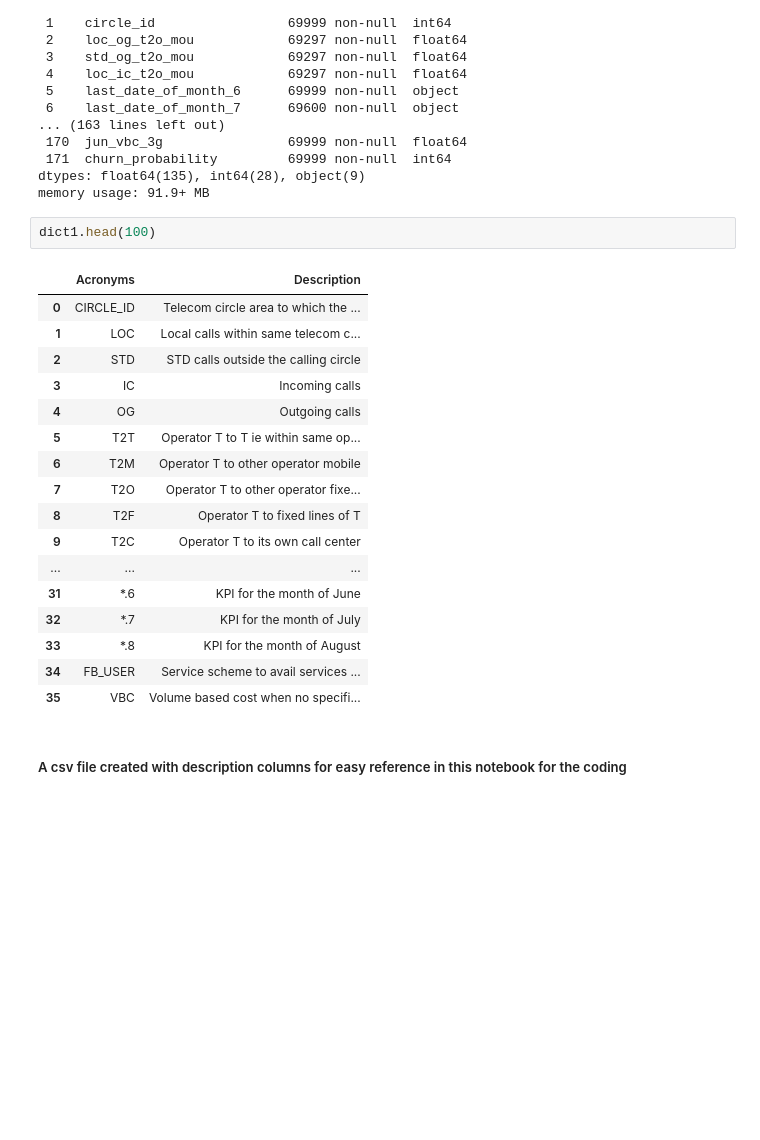
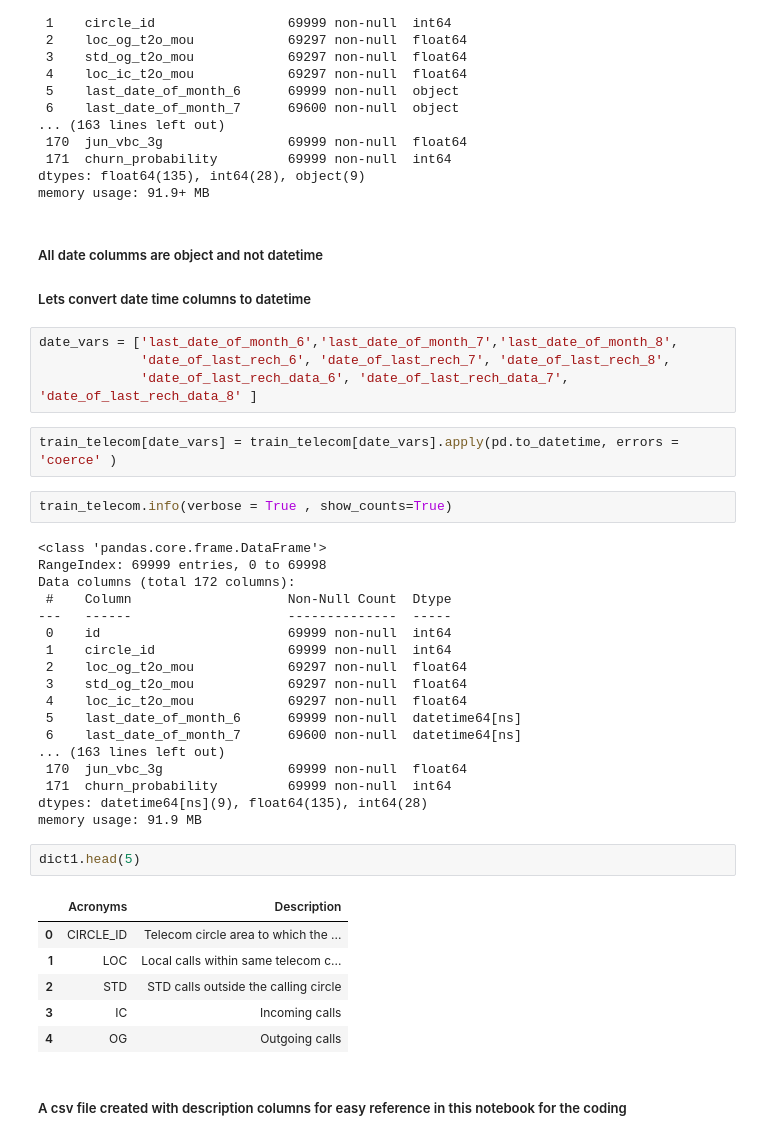
Before and after one commit to AnirudhaKundu/TelecomChurn_AnirudhaTemp, a Jupyter notebook: TelecomChurn.ipynb, the cells around one changed output. Saved outputs shown, nothing was run; the diff lists cells and outputs as text; blank space fills up the shorter version.

```diff
--- a/TelecomChurn.ipynb
+++ b/TelecomChurn.ipynb
@@ -40,26 +49,45 @@ Data columns (total 172 columns):
  171  churn_probability         69999 non-null  int64
 dtypes: float64(135), int64(28), object(9)
 memory usage: 91.9+ MB
+# %% [markdown]
+##### All date columms are object and not datetime
+
+##### Lets convert date time columns to datetime
+# %%
+date_vars = ['last_date_of_month_6','last_date_of_month_7','last_date_of_month_8',
+             'date_of_last_rech_6', 'date_of_last_rech_7', 'date_of_last_rech_8',
+             'date_of_last_rech_data_6', 'date_of_last_rech_data_7', 'date_of_last_rech_data_8' ]
+# %%
+train_telecom[date_vars] = train_telecom[date_vars].apply(pd.to_datetime, errors = 'coerce' )
+# %%
+train_telecom.info(verbose = True , show_counts=True)
+# %% [output]
+<class 'pandas.core.frame.DataFrame'>
+RangeIndex: 69999 entries, 0 to 69998
+Data columns (total 172 columns):
+ #    Column                    Non-Null Count  Dtype
+---   ------                    --------------  -----
+ 0    id                        69999 non-null  int64
+ 1    circle_id                 69999 non-null  int64
+ 2    loc_og_t2o_mou            69297 non-null  float64
+ 3    std_og_t2o_mou            69297 non-null  float64
+ 4    loc_ic_t2o_mou            69297 non-null  float64
+ 5    last_date_of_month_6      69999 non-null  datetime64[ns]
+ 6    last_date_of_month_7      69600 non-null  datetime64[ns]
+... (163 lines left out)
+ 170  jun_vbc_3g                69999 non-null  float64
+ 171  churn_probability         69999 non-null  int64
+dtypes: datetime64[ns](9), float64(135), int64(28)
+memory usage: 91.9 MB
 # %%
-dict1.head(100)
+dict1.head(5)
 # %% [output]
 |  | Acronyms | Description |
 | 0 | CIRCLE_ID | Telecom circle area to which the ... |
 | 1 | LOC | Local calls within same telecom c... |
 | 2 | STD | STD calls outside the calling circle |
 | 3 | IC | Incoming calls |
 | 4 | OG | Outgoing calls |
-| 5 | T2T | Operator T to T ie within same op... |
-| 6 | T2M | Operator T to other operator mobile |
-| 7 | T2O | Operator T to other operator fixe... |
-| 8 | T2F | Operator T to fixed lines of T |
-| 9 | T2C | Operator T to its own call center |
-| ... | ... | ... |
-| 31 | *.6 | KPI for the month of June |
-| 32 | *.7 | KPI for the month of July |
-| 33 | *.8 | KPI for the month of August |
-| 34 | FB_USER | Service scheme to avail services ... |
-| 35 | VBC | Volume based cost when no specifi... |
 # %% [markdown]
 ##### A csv file created with description columns for easy reference in this notebook for the coding
 # %%
```
Also changed, not shown: parts of 40 cells of this notebook.
